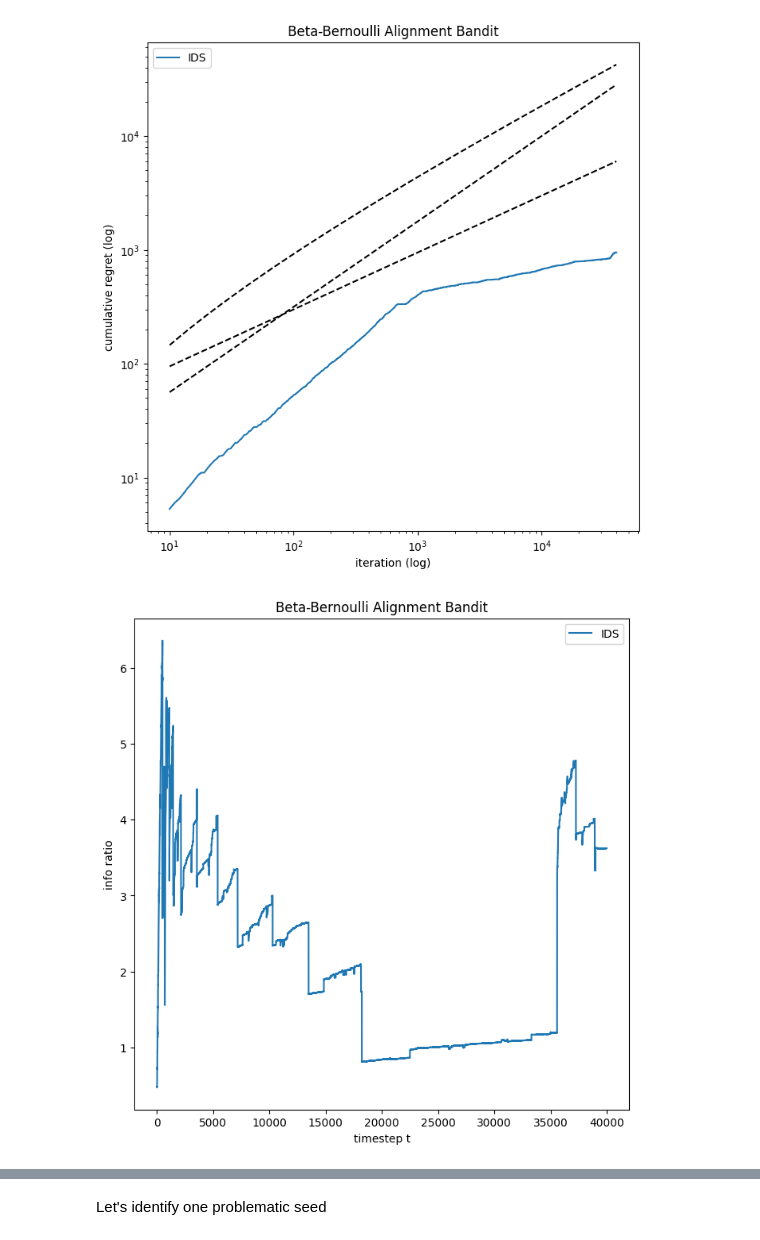
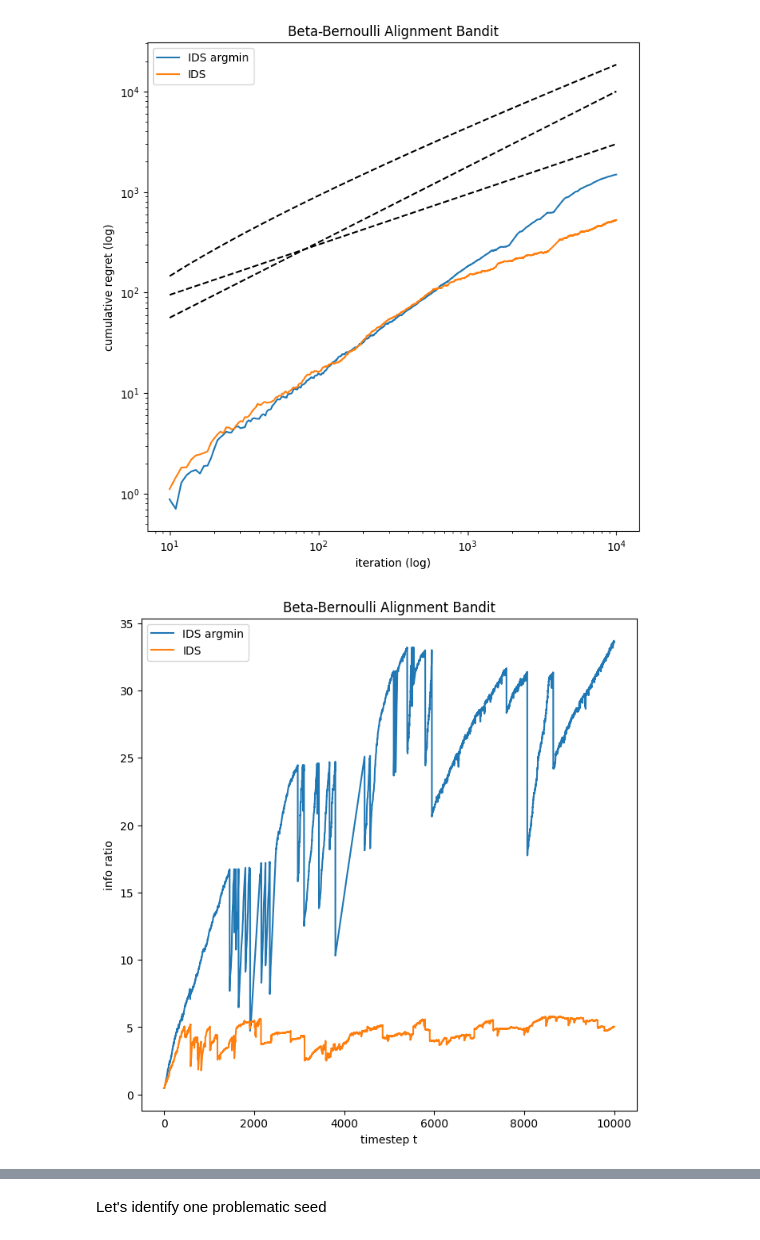
Before and after one commit to DavidJGChen/bandit-exploration, a Jupyter notebook: notebooks/analysis.ipynb, the cells around one changed output, grey strips where cells are left out. Cells and saved outputs as stored; diff of their text form; code cells hidden in the pictures.

```diff
--- a/notebooks/analysis.ipynb
+++ b/notebooks/analysis.ipynb
@@ -10,7 +10,7 @@ from icecream import ic
 from bandit_sim.configs import AlgorithmConfig, BanditEnvConfig
 from bandit_sim.setting import Settings, generate_base_filename
 # %%
-result_dir = "20250818-1408-alignment"
+result_dir = "20250818-2324-alignment"
 output_dir = os.path.join("../output/", result_dir)
 
 config = {}
@@ -219,34 +219,32 @@ plt.xscale("log")
 plt.legend()
 plt.show()
 # %% [output]
-[figure, old version]
+[figure, new version]
 # %%
 plt.figure(figsize=(8, 8))
 
 for alg_name, data in grouped_df:
-    if alg_name[0] != "IDS":
-        continue
     means = data["info ratio mean"]
     stds = data["info ratio std"]
     plt.plot(
         np.arange(T),
         means,
         label=alg_name,
     )
     plt.fill_between(
         np.arange(T),
         means + stds,
         means - stds,
         alpha=0.3,
     )
 
 plt.title(title)
 plt.xlabel("timestep t")
 plt.ylabel("info ratio")
 plt.legend()
 plt.show()
 # %% [output]
-[figure, old version]
+[figure, new version]
 # %%
 plt.figure(figsize=(8, 8))
 
```
Also changed, not shown: parts of 13 cells of this notebook, 3 other files.
